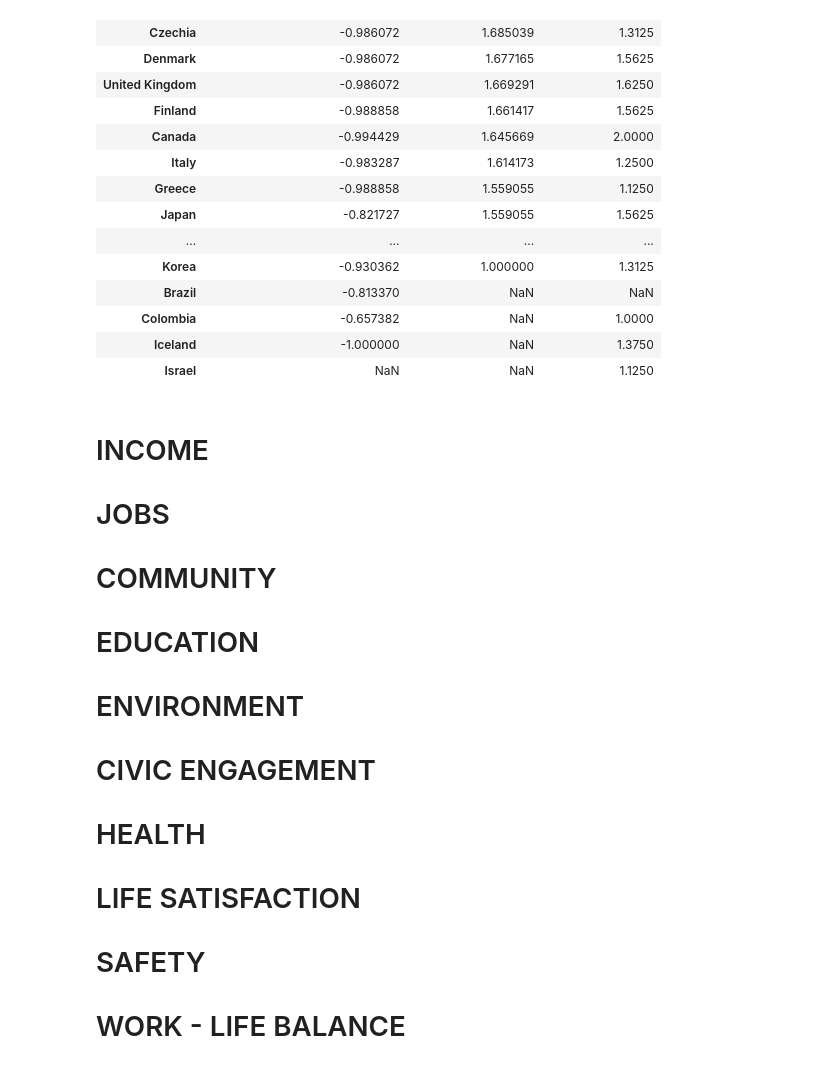
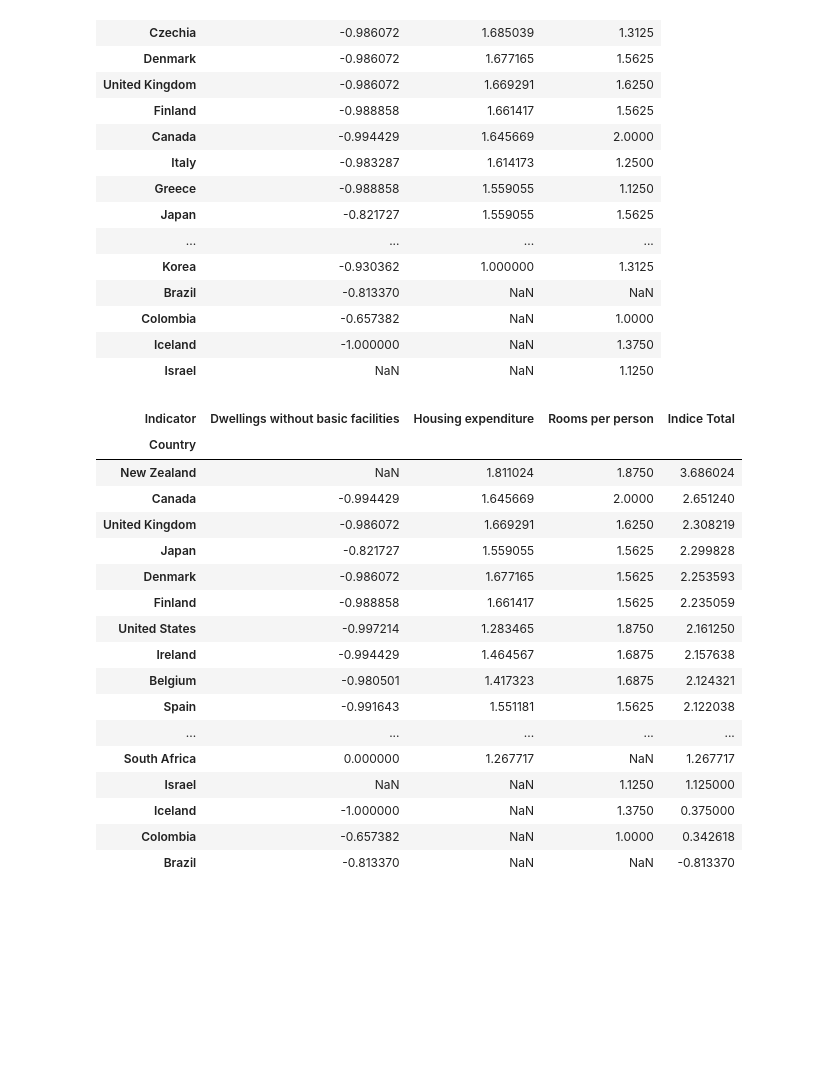
Before and after one commit to IDM4s-2025/vis-642-1, a Jupyter notebook: gdp.ipynb, the cells around one changed output. Saved outputs shown, nothing was run; the diff lists cells and outputs as text; code cells hidden in the pictures; blank space fills up the shorter version.

```diff
--- a/gdp.ipynb
+++ b/gdp.ipynb
@@ -198,14 +198,29 @@ adjusted_sorted
 | Colombia | -0.657382 | NaN | 1.0000 |
 | Iceland | -1.000000 | NaN | 1.3750 |
 | Israel | NaN | NaN | 1.1250 |
-# %% [markdown]
-# INCOME
-# JOBS
-# COMMUNITY
-# EDUCATION
-# ENVIRONMENT
-# CIVIC ENGAGEMENT
-# HEALTH
-# LIFE SATISFACTION
-# SAFETY
-# WORK - LIFE BALANCE
+# %%
+# Sumar todas las columnas para obtener un índice global por país
+adjusted['Indice Total'] = adjusted.sum(axis=1)
+# Ordenar países según índice total (de mayor a menor)
+ranking = adjusted.sort_values(by='Indice Total', ascending=False)
+
+ranking
+# %% [output]
+| Indicator | Dwellings without basic facilities | Housing expenditure | Rooms per person | Indice Total |
+| Country |  |  |  |  |
+| New Zealand | NaN | 1.811024 | 1.8750 | 3.686024 |
+| Canada | -0.994429 | 1.645669 | 2.0000 | 2.651240 |
+| United Kingdom | -0.986072 | 1.669291 | 1.6250 | 2.308219 |
+| Japan | -0.821727 | 1.559055 | 1.5625 | 2.299828 |
+| Denmark | -0.986072 | 1.677165 | 1.5625 | 2.253593 |
+| Finland | -0.988858 | 1.661417 | 1.5625 | 2.235059 |
+| United States | -0.997214 | 1.283465 | 1.8750 | 2.161250 |
+| Ireland | -0.994429 | 1.464567 | 1.6875 | 2.157638 |
+| Belgium | -0.980501 | 1.417323 | 1.6875 | 2.124321 |
+| Spain | -0.991643 | 1.551181 | 1.5625 | 2.122038 |
+| ... | ... | ... | ... | ... |
+| South Africa | 0.000000 | 1.267717 | NaN | 1.267717 |
+| Israel | NaN | NaN | 1.1250 | 1.125000 |
+| Iceland | -1.000000 | NaN | 1.3750 | 0.375000 |
+| Colombia | -0.657382 | NaN | 1.0000 | 0.342618 |
+| Brazil | -0.813370 | NaN | NaN | -0.813370 |
```
Also changed, not shown: parts of 33 cells of this notebook.
